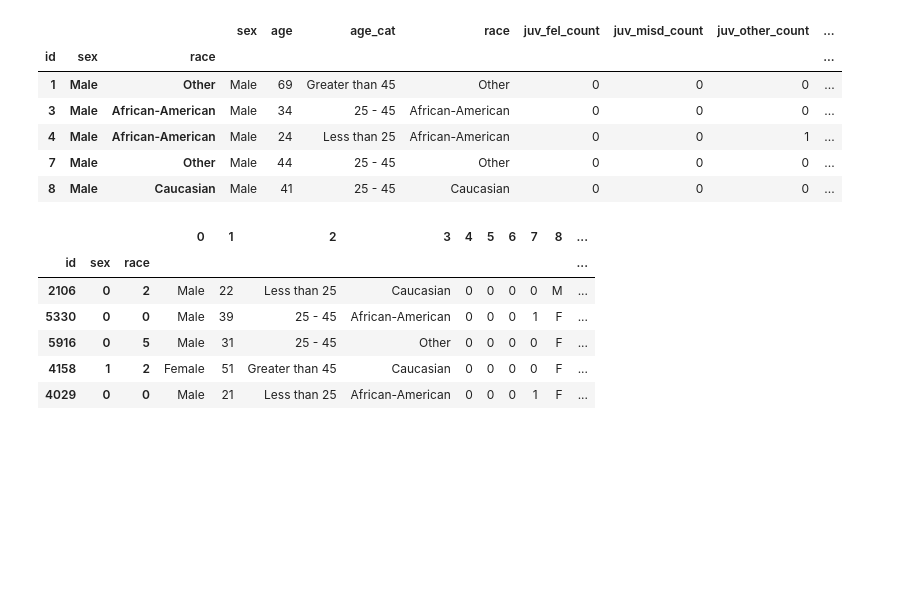
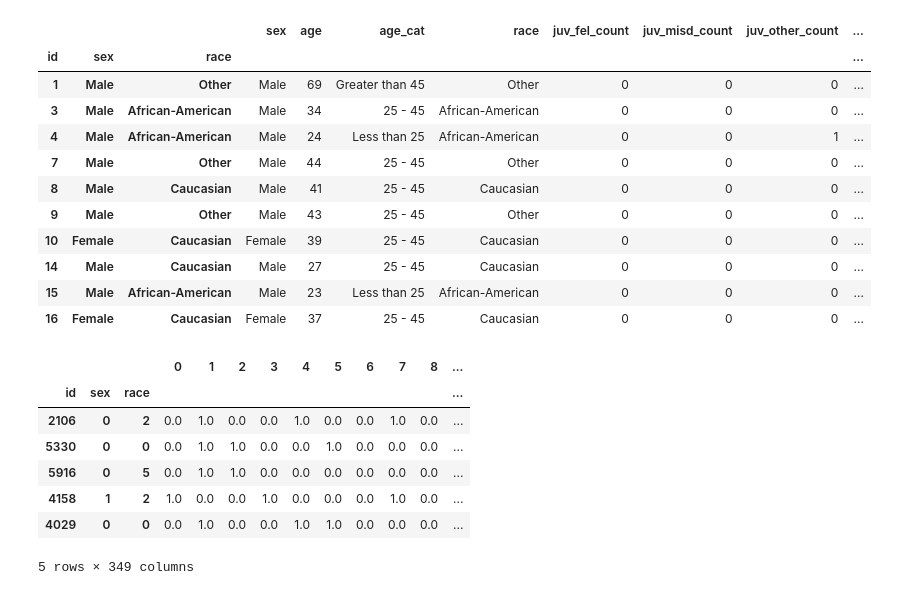
Before and after one commit to AlexanderZellner/aiFora, a Jupyter notebook: notebooks/compas/sklearn_classifier.ipynb, the cells around one changed output. Drawn from its saved outputs; the diff is of its cells as text; code cells hidden in the pictures; blank space fills up the shorter version.

```diff
--- a/notebooks/compas/sklearn_classifier.ipynb
+++ b/notebooks/compas/sklearn_classifier.ipynb
@@ -24,15 +24,20 @@ from aif360.sklearn.metrics import disparate_impact_ratio, average_odds_error, g
 from aif360.sklearn.metrics import generalized_fnr, difference
 # %%
 X, y = fetch_compas()
-X.head()
+X.head(10)
 # %% [output]
 |  |  |  | sex | age | age_cat | race | juv_fel_count | juv_misd_count | juv_other_count | ... |
 | id | sex | race |  |  |  |  |  |  |  | ... |
 | 1 | Male | Other | Male | 69 | Greater than 45 | Other | 0 | 0 | 0 | ... |
 | 3 | Male | African-American | Male | 34 | 25 - 45 | African-American | 0 | 0 | 0 | ... |
 | 4 | Male | African-American | Male | 24 | Less than 25 | African-American | 0 | 0 | 1 | ... |
 | 7 | Male | Other | Male | 44 | 25 - 45 | Other | 0 | 0 | 0 | ... |
 | 8 | Male | Caucasian | Male | 41 | 25 - 45 | Caucasian | 0 | 0 | 0 | ... |
+| 9 | Male | Other | Male | 43 | 25 - 45 | Other | 0 | 0 | 0 | ... |
+| 10 | Female | Caucasian | Female | 39 | 25 - 45 | Caucasian | 0 | 0 | 0 | ... |
+| 14 | Male | Caucasian | Male | 27 | 25 - 45 | Caucasian | 0 | 0 | 0 | ... |
+| 15 | Male | African-American | Male | 23 | Less than 25 | African-American | 0 | 0 | 0 | ... |
+| 16 | Female | Caucasian | Female | 37 | 25 - 45 | Caucasian | 0 | 0 | 0 | ... |
 # %%
 X.index = pd.MultiIndex.from_arrays(X.index.codes, names=X.index.names)
 y.index = pd.MultiIndex.from_arrays(y.index.codes, names=y.index.names)
@@ -41,18 +46,19 @@ y = pd.Series(y.factorize(sort=True)[0], index=y.index)
 # %%
 (X_train, X_test,
  y_train, y_test) = train_test_split(X, y, train_size=0.7, random_state=1234567)
-# %%
-ohe = make_column_transformer((StandardScaler(), X_train.dtypes == 'numerical'), remainder='passthrough')
-X_train  = pd.DataFrame(ohe.fit_transform(X_train), index=X_train.index)
-X_test = pd.DataFrame(ohe.transform(X_test), index=X_test.index)
-
-X_train.head()
-# %% [output]
-|  |  |  | 0 | 1 | 2 | 3 | 4 | 5 | 6 | 7 | 8 | ... |
-| id | sex | race |  |  |  |  |  |  |  |  |  | ... |
-| 2106 | 0 | 2 | Male | 22 | Less than 25 | Caucasian | 0 | 0 | 0 | 0 | M | ... |
-| 5330 | 0 | 0 | Male | 39 | 25 - 45 | African-American | 0 | 0 | 0 | 1 | F | ... |
-| 5916 | 0 | 5 | Male | 31 | 25 - 45 | Other | 0 | 0 | 0 | 0 | F | ... |
-| 4158 | 1 | 2 | Female | 51 | Greater than 45 | Caucasian | 0 | 0 | 0 | 0 | F | ... |
-| 4029 | 0 | 0 | Male | 21 | Less than 25 | African-American | 0 | 0 | 0 | 1 | F | ... |
+# %%
+ohe = make_column_transformer((OneHotEncoder(sparse=False, handle_unknown='ignore'), X_train.dtypes == 'category'), remainder='passthrough')
+X_train  = pd.DataFrame(ohe.fit_transform(X_train), index=X_train.index)
+X_test = pd.DataFrame(ohe.transform(X_test), index=X_test.index)
+
+X_train.head()
+# %% [output]
+|  |  |  | 0 | 1 | 2 | 3 | 4 | 5 | 6 | 7 | 8 | ... |
+| id | sex | race |  |  |  |  |  |  |  |  |  | ... |
+| 2106 | 0 | 2 | 0.0 | 1.0 | 0.0 | 0.0 | 1.0 | 0.0 | 0.0 | 1.0 | 0.0 | ... |
+| 5330 | 0 | 0 | 0.0 | 1.0 | 1.0 | 0.0 | 0.0 | 1.0 | 0.0 | 0.0 | 0.0 | ... |
+| 5916 | 0 | 5 | 0.0 | 1.0 | 1.0 | 0.0 | 0.0 | 0.0 | 0.0 | 0.0 | 0.0 | ... |
+| 4158 | 1 | 2 | 1.0 | 0.0 | 0.0 | 1.0 | 0.0 | 0.0 | 0.0 | 1.0 | 0.0 | ... |
+| 4029 | 0 | 0 | 0.0 | 1.0 | 0.0 | 0.0 | 1.0 | 1.0 | 0.0 | 0.0 | 0.0 | ... |
+5 rows × 349 columns
 # %%
```
Also changed, not shown: parts of 14 cells of this notebook.
